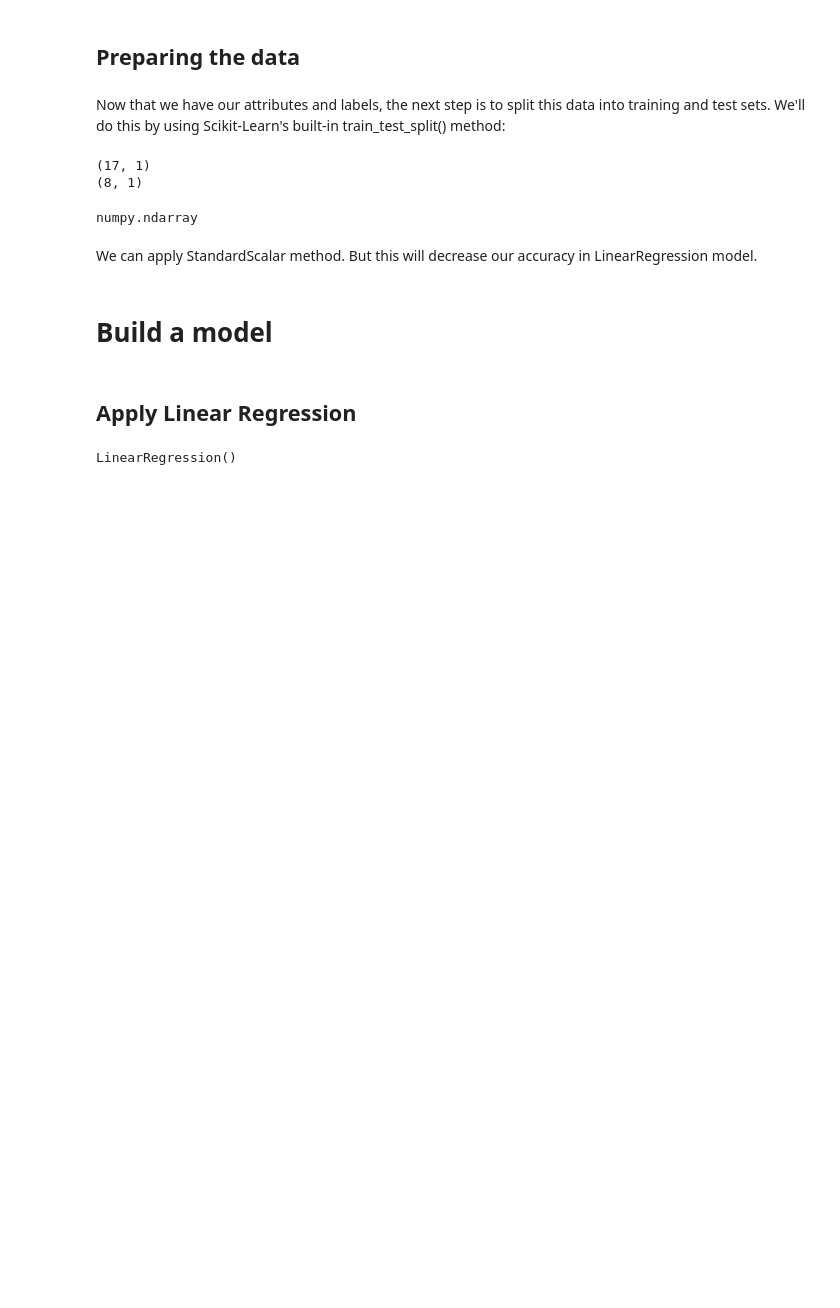
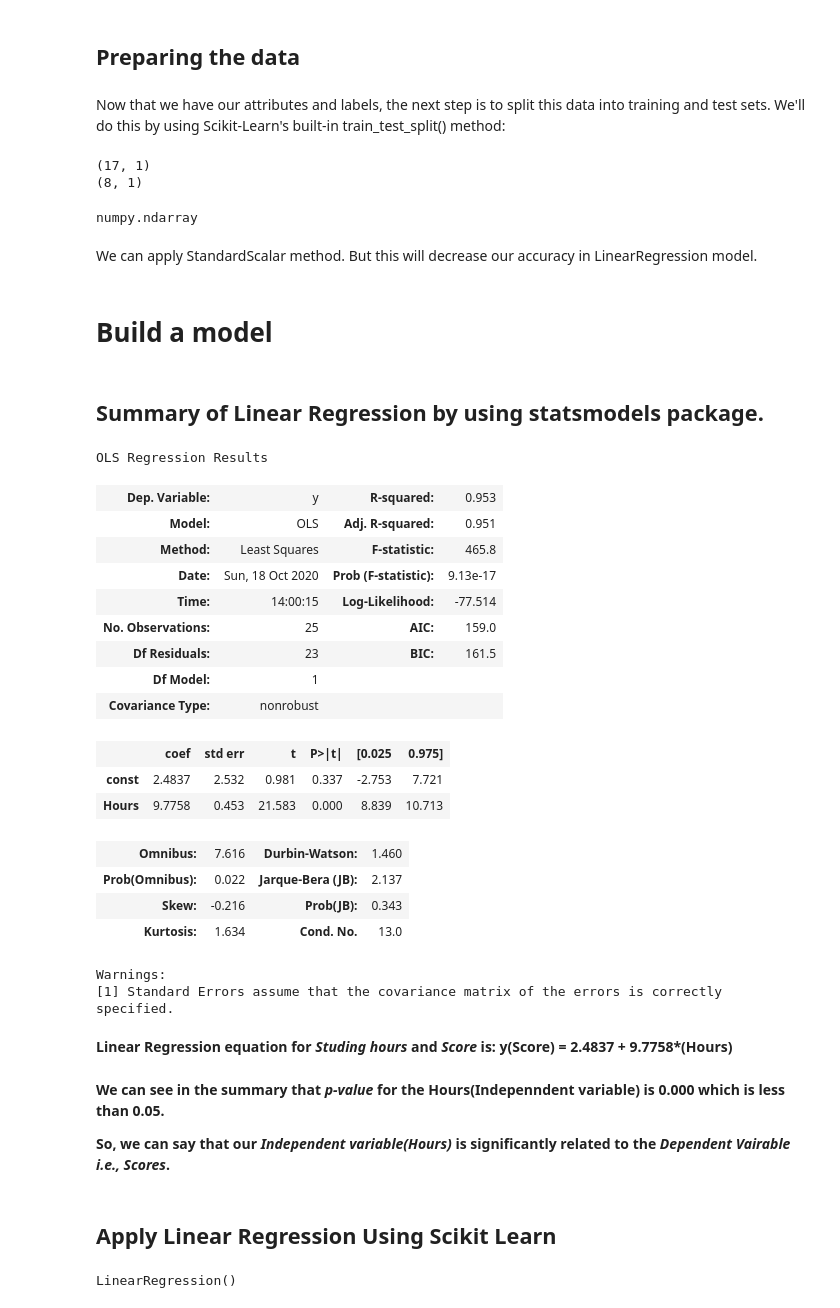
Before and after one commit to sachhinrao3/TSF-GRIP-Intern, a Jupyter notebook: Task 1 (study hour)/Predict Score from studing hours.ipynb, the cells around one changed output. Cells and saved outputs as stored; diff of their text form; code cells hidden in the pictures; blank space fills up the shorter version.

```diff
--- a/Task 1 (study hour)/Predict Score from studing hours.ipynb
+++ b/Task 1 (study hour)/Predict Score from studing hours.ipynb
@@ -106,8 +106,44 @@ numpy.ndarray
 We can apply StandardScalar method. But this will decrease our accuracy in LinearRegression model.
 # %% [markdown]
 # Build a model
+# %% [markdown]
+## Summary of Linear Regression by using statsmodels package.
+# %%
+import statsmodels.api as sm
+
+x_sim_reg = sm.add_constant(data.Hours)
+df_sm = sm.OLS(y, x_sim_reg).fit()
+# %%
+# Summary for our OLS (Linear Regression) Model
+df_sm.summary()
+# %% [output]
+OLS Regression Results
+| Dep. Variable: | y | R-squared: | 0.953 |
+| Model: | OLS | Adj. R-squared: | 0.951 |
+| Method: | Least Squares | F-statistic: | 465.8 |
+| Date: | Sun, 18 Oct 2020 | Prob (F-statistic): | 9.13e-17 |
+| Time: | 14:00:15 | Log-Likelihood: | -77.514 |
+| No. Observations: | 25 | AIC: | 159.0 |
+| Df Residuals: | 23 | BIC: | 161.5 |
+| Df Model: | 1 |  |  |
+| Covariance Type: | nonrobust |  |  |
+|  | coef | std err | t | P>|t| | [0.025 | 0.975] |
+| const | 2.4837 | 2.532 | 0.981 | 0.337 | -2.753 | 7.721 |
+| Hours | 9.7758 | 0.453 | 21.583 | 0.000 | 8.839 | 10.713 |
+| Omnibus: | 7.616 | Durbin-Watson: | 1.460 |
+| Prob(Omnibus): | 0.022 | Jarque-Bera (JB): | 2.137 |
+| Skew: | -0.216 | Prob(JB): | 0.343 |
+| Kurtosis: | 1.634 | Cond. No. | 13.0 |
+Warnings:
+[1] Standard Errors assume that the covariance matrix of the errors is correctly specified.
+# %% [markdown]
+__Linear Regression equation for *Studing hours* and *Score* is: y(Score) = 2.4837 + 9.7758*(Hours)__
+# %% [markdown]
+__We can see in the summary that *p-value* for the Hours(Indepenndent variable) is 0.000 which is less than 0.05.__
+
+__So, we can say that our *Independent variable(Hours)* is significantly related to the *Dependent Vairable i.e., Scores*.__
 # %% [markdown]
-## Apply Linear Regression
+## Apply Linear Regression  Using Scikit Learn
 # %%
 from sklearn.linear_model import LinearRegression
 
```
Also changed, not shown: parts of 6 cells of this notebook.
